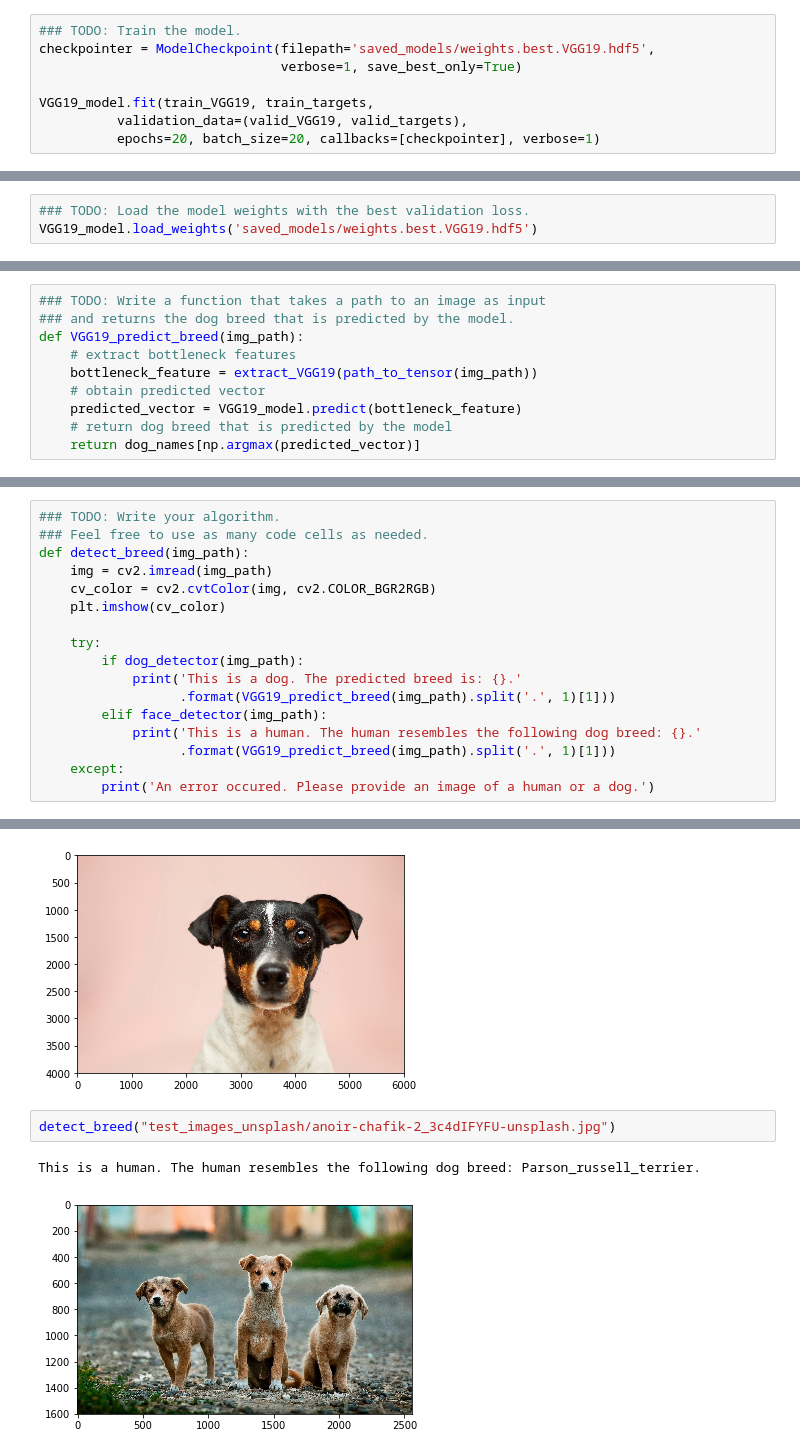
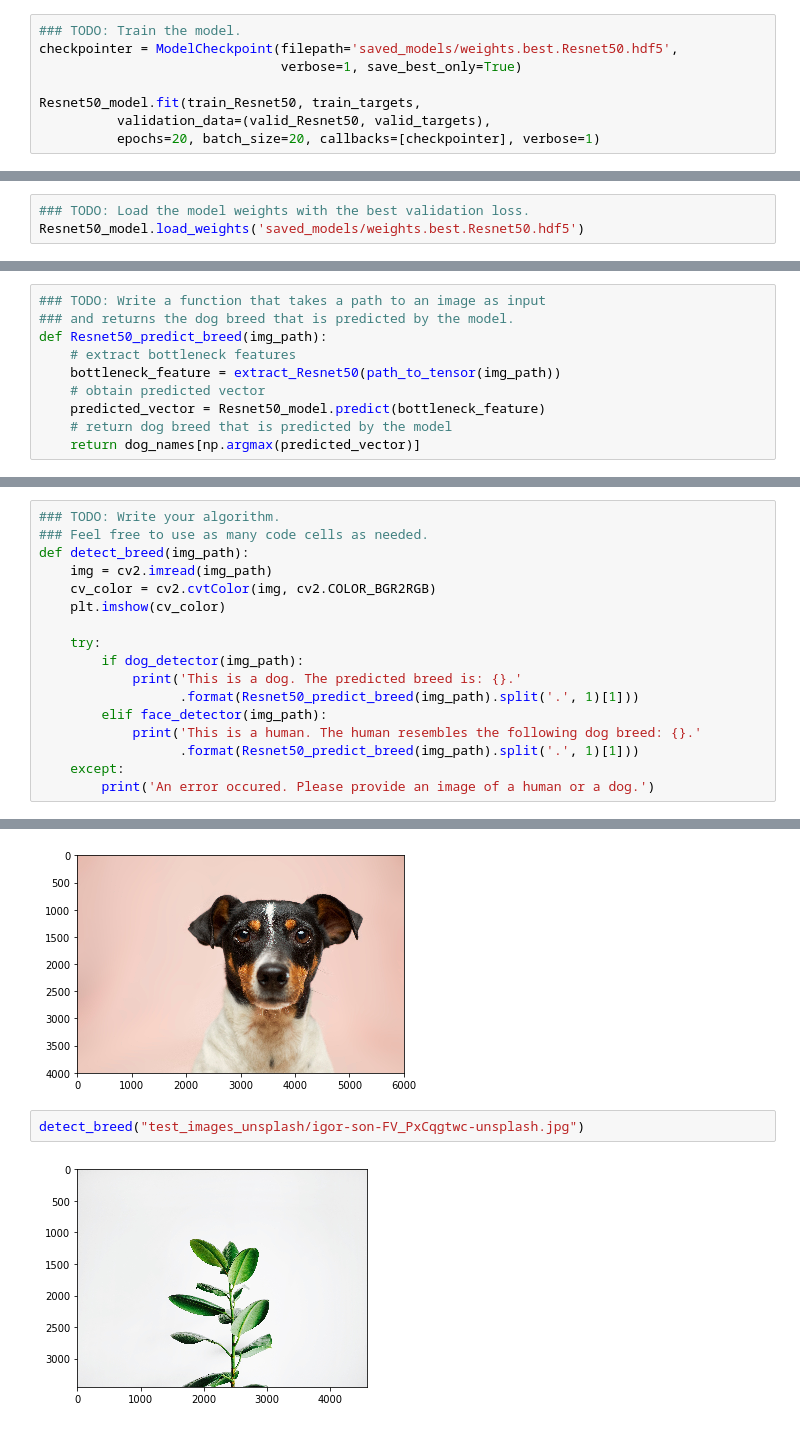
Before and after one commit to dompio/dog_breed, a Jupyter notebook: dog_app.ipynb, the cells around one changed output, grey strips where cells are left out. Saved outputs shown, nothing was run; the diff lists cells and outputs as text.

Commit message:
new test images implemented

```diff
--- a/dog_app.ipynb
+++ b/dog_app.ipynb
@@ -669,11 +666,11 @@ Train your model in the code cell below.  Use model checkpointing to save the mo
 You are welcome to [augment the training data](https://blog.keras.io/building-powerful-image-classification-models-using-very-little-data.html), but this is not a requirement.
 # %%
 ### TODO: Train the model.
-checkpointer = ModelCheckpoint(filepath='saved_models/weights.best.VGG19.hdf5',
+checkpointer = ModelCheckpoint(filepath='saved_models/weights.best.Resnet50.hdf5',
                                verbose=1, save_best_only=True)
 
-VGG19_model.fit(train_VGG19, train_targets,
-          validation_data=(valid_VGG19, valid_targets),
+Resnet50_model.fit(train_Resnet50, train_targets,
+          validation_data=(valid_Resnet50, valid_targets),
           epochs=20, batch_size=20, callbacks=[checkpointer], verbose=1)
 # %% [output]
 Train on 6680 samples, validate on 835 samples
@@ -698,7 +695,7 @@ Epoch 20/20
 ### (IMPLEMENTATION) Load the Model with the Best Validation Loss
 # %%
 ### TODO: Load the model weights with the best validation loss.
-VGG19_model.load_weights('saved_models/weights.best.VGG19.hdf5')
+Resnet50_model.load_weights('saved_models/weights.best.Resnet50.hdf5')
 # %% [markdown]
 ### (IMPLEMENTATION) Test the Model
 
@@ -728,11 +725,11 @@ where `{network}`, in the above filename, should be one of `VGG19`, `Resnet50`,
 # %%
 ### TODO: Write a function that takes a path to an image as input
 ### and returns the dog breed that is predicted by the model.
-def VGG19_predict_breed(img_path):
+def Resnet50_predict_breed(img_path):
     # extract bottleneck features
-    bottleneck_feature = extract_VGG19(path_to_tensor(img_path))
+    bottleneck_feature = extract_Resnet50(path_to_tensor(img_path))
     # obtain predicted vector
-    predicted_vector = VGG19_model.predict(bottleneck_feature)
+    predicted_vector = Resnet50_model.predict(bottleneck_feature)
     # return dog breed that is predicted by the model
     return dog_names[np.argmax(predicted_vector)]
 # %% [markdown]
@@ -764,10 +761,10 @@ def detect_breed(img_path):
     try:
         if dog_detector(img_path):
             print('This is a dog. The predicted breed is: {}.'
-                  .format(VGG19_predict_breed(img_path).split('.', 1)[1]))
+                  .format(Resnet50_predict_breed(img_path).split('.', 1)[1]))
         elif face_detector(img_path):
             print('This is a human. The human resembles the following dog breed: {}.'
-                  .format(VGG19_predict_breed(img_path).split('.', 1)[1]))
+                  .format(Resnet50_predict_breed(img_path).split('.', 1)[1]))
     except:
         print('An error occured. Please provide an image of a human or a dog.')
 # %% [markdown]
@@ -814,8 +806,7 @@ detect_breed("test_images_unsplash/victor-grabarczyk-N04FIfHhv_k-unsplash.jpg")
 # %% [output]
 [figure]
 # %%
-detect_breed("test_images_unsplash/anoir-chafik-2_3c4dIFYFU-unsplash.jpg")
+detect_breed("test_images_unsplash/igor-son-FV_PxCqgtwc-unsplash.jpg")
 # %% [output]
-This is a human. The human resembles the following dog breed: Parson_russell_terrier.
-[figure, old version]
+[figure, new version]
 # %%
```
Also changed, not shown: parts of 18 cells of this notebook.
